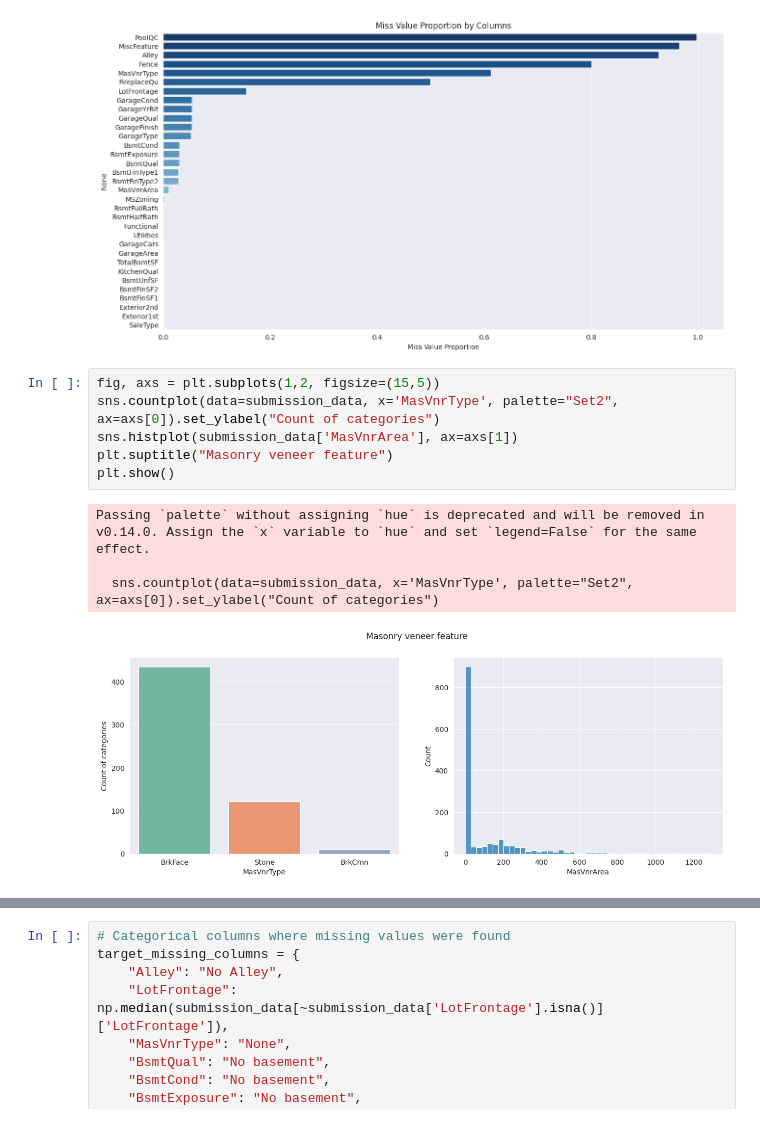
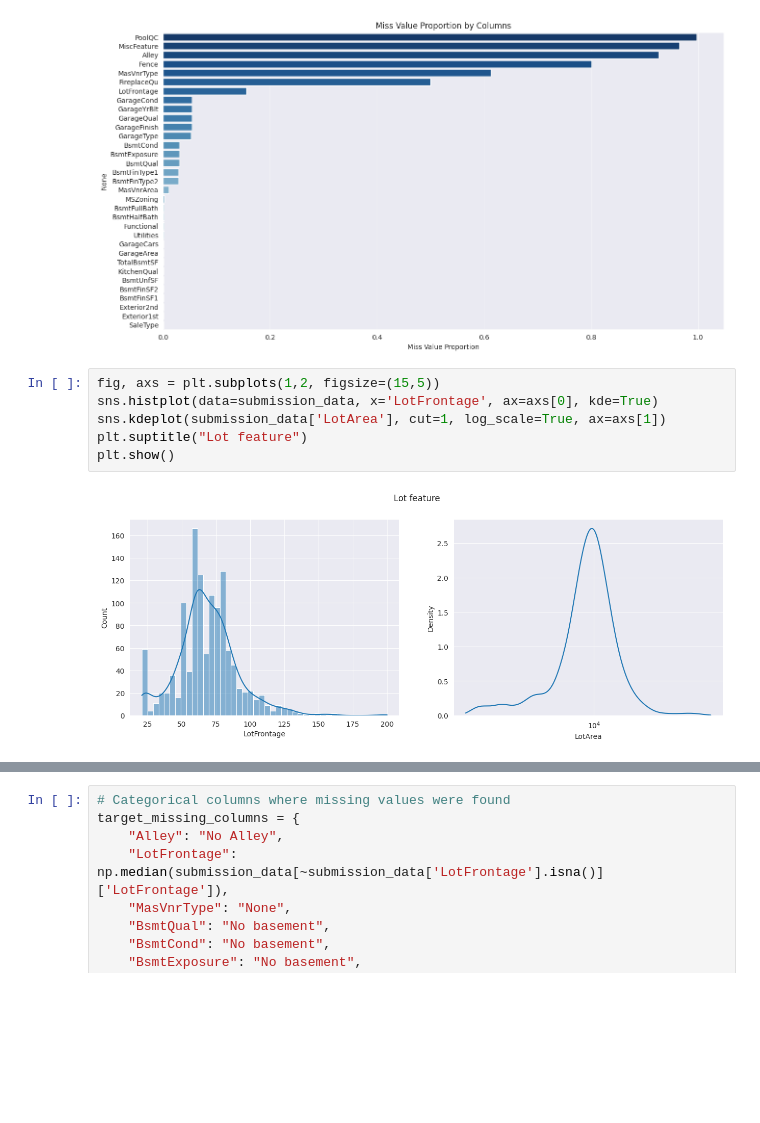
Before and after one commit to EnriqManComp/kaggle-competitions, a Jupyter notebook: house-prices-advanced-regression-techniques/house-prices-kaggle-competition.ipynb, the cells around one changed output, grey strips where cells are left out. Saved outputs shown, nothing was run; the diff lists cells and outputs as text; blank space fills up the shorter version.

```diff
--- a/house-prices-advanced-regression-techniques/house-prices-kaggle-competition.ipynb
+++ b/house-prices-advanced-regression-techniques/house-prices-kaggle-competition.ipynb
@@ -765,12 +763,9 @@ Passing `palette` without assigning `hue` is deprecated and will be removed in v
 [figure]
 # %%
 fig, axs = plt.subplots(1,2, figsize=(15,5))
-sns.countplot(data=submission_data, x='MasVnrType', palette="Set2", ax=axs[0]).set_ylabel("Count of categories")
-sns.histplot(submission_data['MasVnrArea'], ax=axs[1])
-plt.suptitle("Masonry veneer feature")
+sns.histplot(data=submission_data, x='LotFrontage', ax=axs[0], kde=True)
+sns.kdeplot(submission_data['LotArea'], cut=1, log_scale=True, ax=axs[1])
+plt.suptitle("Lot feature")
 plt.show()
 # %% [output]
-Passing `palette` without assigning `hue` is deprecated and will be removed in v0.14.0. Assign the `x` variable to `hue` and set `legend=False` for the same effect.
-
-  sns.countplot(data=submission_data, x='MasVnrType', palette="Set2", ax=axs[0]).set_ylabel("Count of categories")
-[figure, old version]
+[figure, new version]
```
Also changed, not shown: parts of 34 cells of this notebook.
